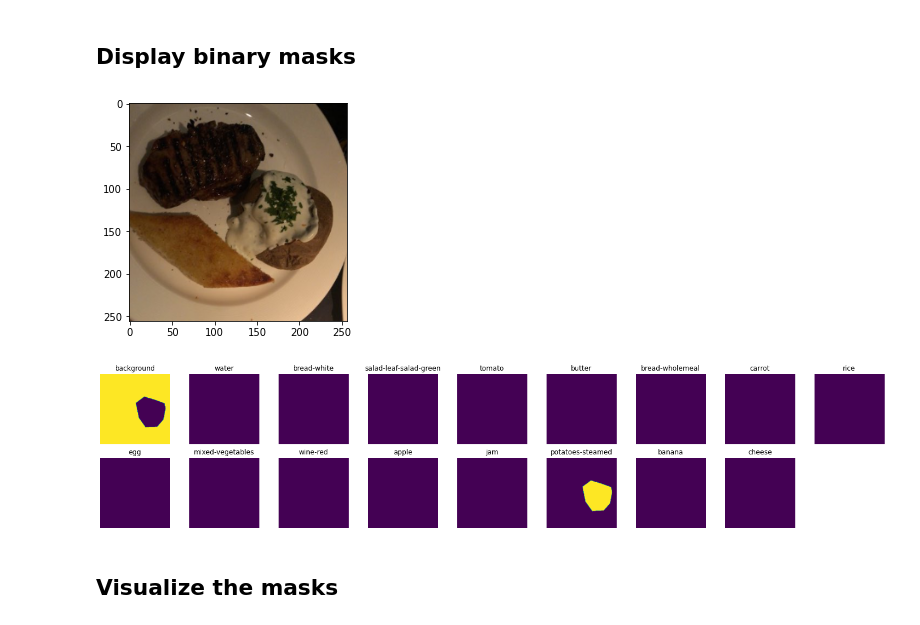
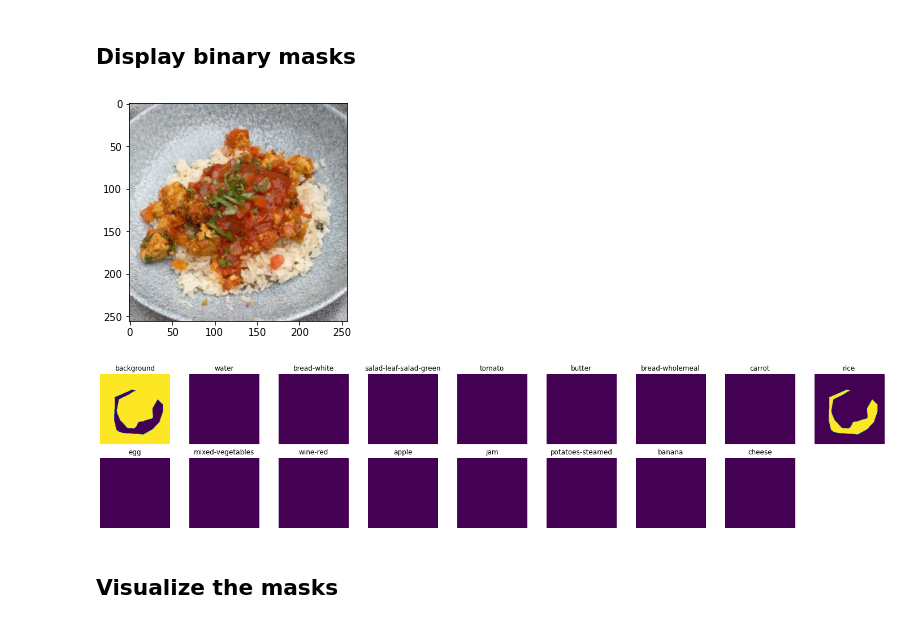
Before and after one commit to BeleRicks11/Food_Recognition, a Jupyter notebook: U-Net/U_net_version.ipynb, the cells around one changed output. Saved outputs shown, nothing was run; the diff lists cells and outputs as text; code cells hidden in the pictures.

```diff
--- a/U-Net/U_net_version.ipynb
+++ b/U-Net/U_net_version.ipynb
@@ -394,16 +379,16 @@ def display_binary_masks(mask):
       plt.axis('off')
       plt.imshow(new_mask)
 # %%
-image_id = 1
+image_id = 11
 img_folder = '{}/{}/images'.format(folder_loc, 'train')
 train_img = getImage(images_train[image_id], img_folder, input_image_size)
 catIds = coco_train.getCatIds(catNms=classes)
 mask = getBinaryMask(images_train[image_id], classes, coco_train, catIds, input_image_size)
 plt.imshow(train_img)
 display_binary_masks(mask)
 # %% [output]
-[figure, old version]
+[figure, new version]
-[figure, old version]
+[figure, new version]
 # %% [markdown]
 ## Visualize the masks
 # %%
```
Also changed, not shown: parts of 42 cells of this notebook, 4 other files.
